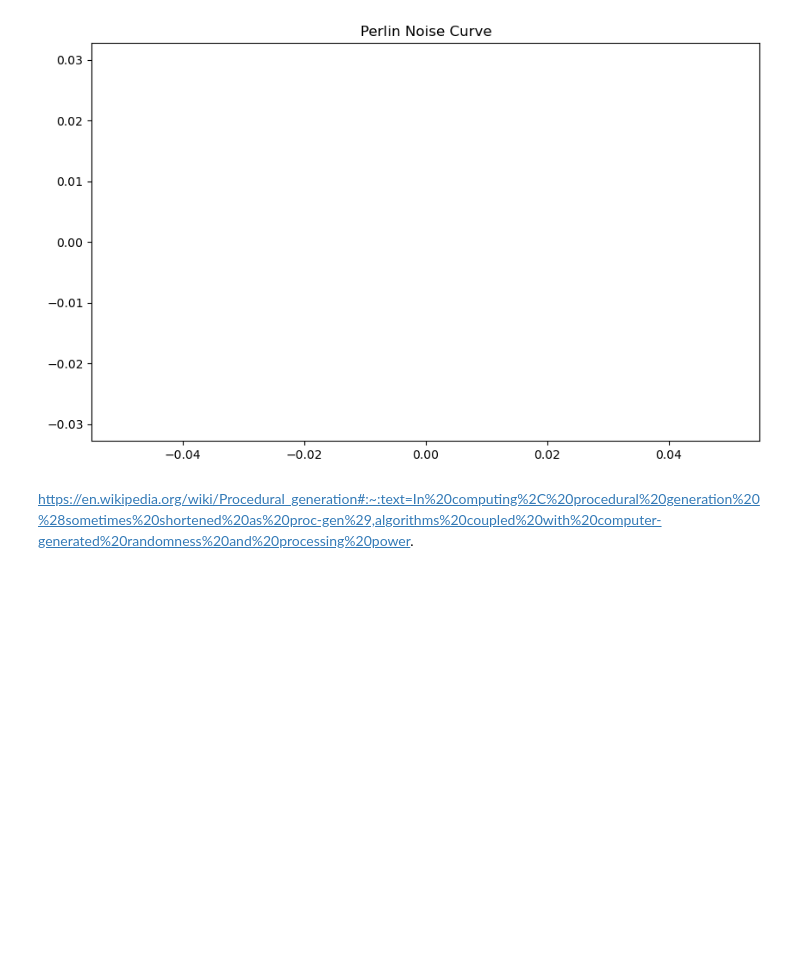
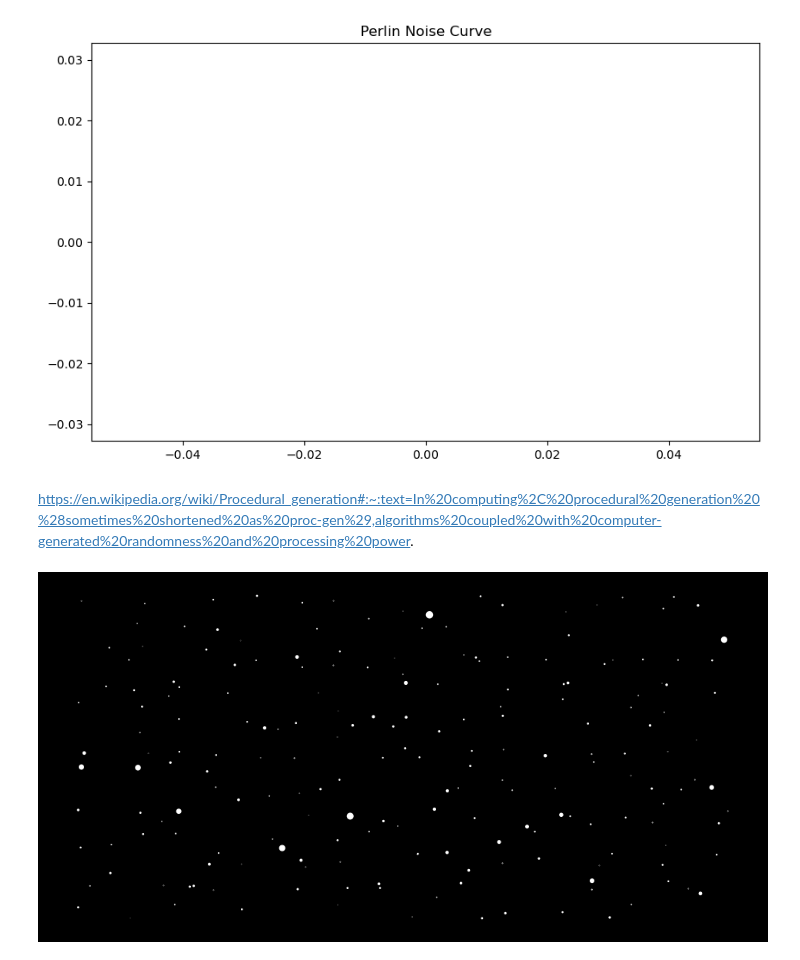
Before and after one commit to Ywatcher/GameNotesPanda3D, a Jupyter notebook: p1/6.1_starlight.ipynb, the cells around one changed output. Drawn from its saved outputs; the diff is of its cells as text; code cells hidden in the pictures; blank space fills up the shorter version.

Commit message:
create a room and a cylinder for starlight generation

```diff
--- a/p1/6.1_starlight.ipynb
+++ b/p1/6.1_starlight.ipynb
@@ -190,3 +190,36 @@ n = 2500
 # heightmap
 # %% [markdown]
 https://en.wikipedia.org/wiki/Procedural_generation#:~:text=In%20computing%2C%20procedural%20generation%20%28sometimes%20shortened%20as%20proc-gen%29,algorithms%20coupled%20with%20computer-generated%20randomness%20and%20processing%20power.
+# %%
+# generate starlight
+import numpy as np
+import torch
+from matplotlib import pyplot as plt
+shape = (20,10)
+
+# Make rectangular grid
+x, y = np.arange(shape[0]), np.arange(shape[1])
+x, y = np.meshgrid(x, y, indexing="ij")
+
+# Generate noise: random displacements r at random angles phi
+np.random.seed(0)
+phi = np.random.uniform(0, 2 * np.pi, x.shape)
+r = np.random.uniform(0, 0.5, x.shape)
+
+# Shrink star size to keep it within its cell.
+# Also, we want more small stars - for the background effect.
+# To do that we rescale displacements: r -> 1/2 - 0.001 / r.
+r = np.clip(0.5 - 1e-3 / r, 0, None)
+size = 200 * (0.5 - r) - 0.4
+
+# Convert r and phi to cartesian coordinates using the Euler formula.
+z = r * np.exp(1j * phi)
+dx, dy = z.real, z.imag
+x, y = x + dx, y + dy
+
+plt.figure(figsize=(12,6), facecolor="black")
+plt.scatter(x, y, c="white", s=size)
+plt.axis("off")
+plt.show()
+# %% [output]
+[figure, added]
```
Also changed, not shown: parts of 4 cells of this notebook, 2 other files.
